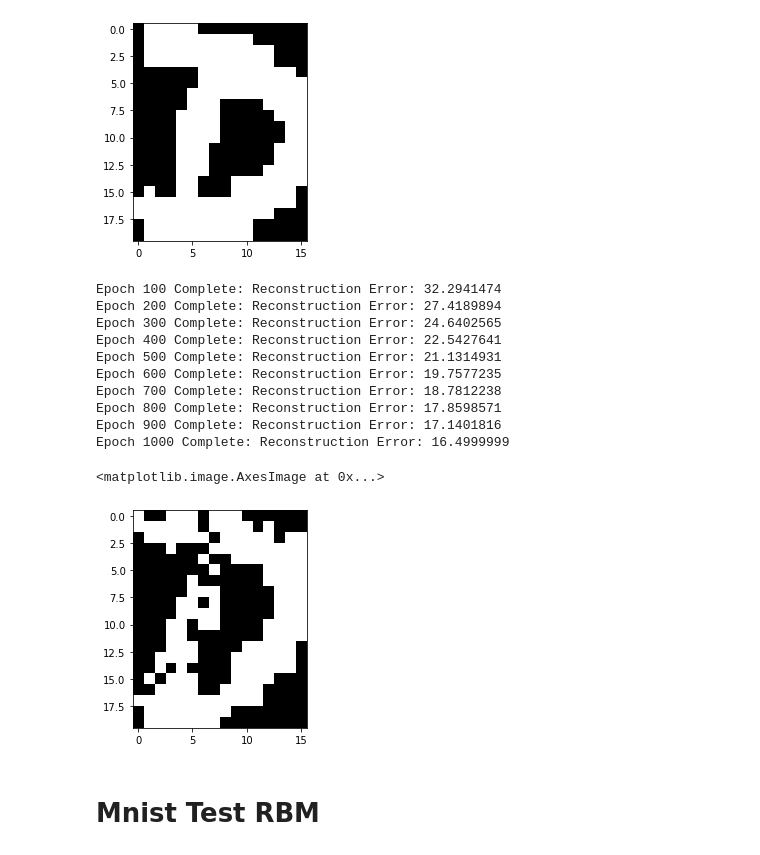
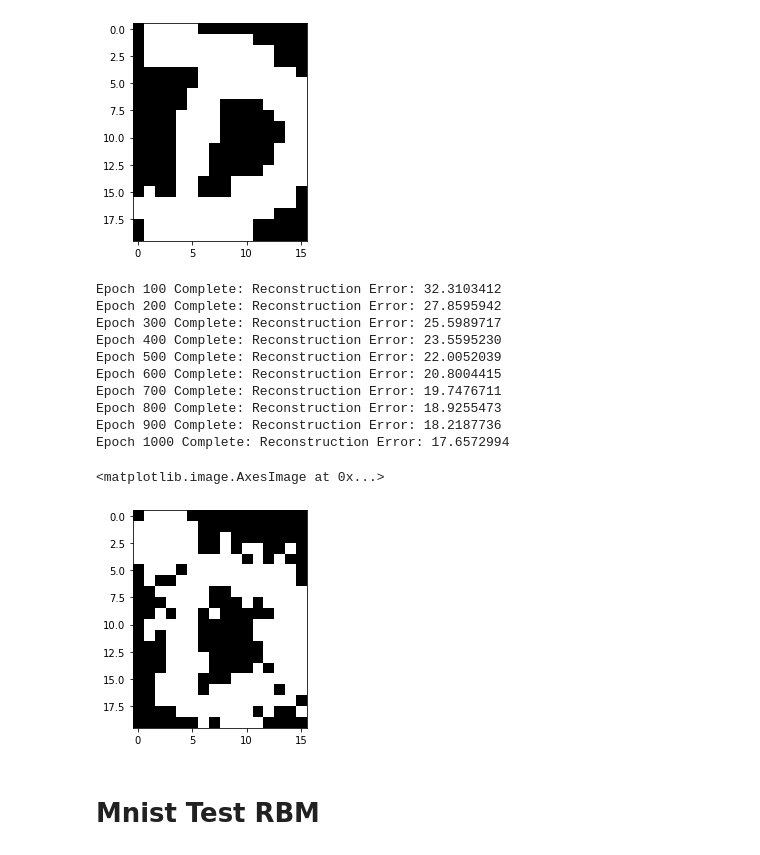
Before and after one commit to Matthieu-LORMEAU/rbm-project, a Jupyter notebook: Test RBM alpha_digits.ipynb, the cells around one changed output. Saved outputs shown, nothing was run; the diff lists cells and outputs as text; code cells hidden in the pictures.

```diff
--- a/Test RBM alpha_digits.ipynb
+++ b/Test RBM alpha_digits.ipynb
@@ -15,25 +15,25 @@ print(d_letter.shape)
 (39, 320)
 [figure]
 # %%
-rbm = RBM((20, 16), 20)
+rbm = RBM(d_letter.shape[1], 20)
 
 errors = rbm.train(d_letter, 10, num_epochs=1000, lr=0.1)
 # %% [output]
-Epoch 100 Complete: Reconstruction Error: 32.2941474
-Epoch 200 Complete: Reconstruction Error: 27.4189894
-Epoch 300 Complete: Reconstruction Error: 24.6402565
-Epoch 400 Complete: Reconstruction Error: 22.5427641
-Epoch 500 Complete: Reconstruction Error: 21.1314931
-Epoch 600 Complete: Reconstruction Error: 19.7577235
-Epoch 700 Complete: Reconstruction Error: 18.7812238
-Epoch 800 Complete: Reconstruction Error: 17.8598571
-Epoch 900 Complete: Reconstruction Error: 17.1401816
-Epoch 1000 Complete: Reconstruction Error: 16.4999999
+Epoch 100 Complete: Reconstruction Error: 32.3103412
+Epoch 200 Complete: Reconstruction Error: 27.8595942
+Epoch 300 Complete: Reconstruction Error: 25.5989717
+Epoch 400 Complete: Reconstruction Error: 23.5595230
+Epoch 500 Complete: Reconstruction Error: 22.0052039
+Epoch 600 Complete: Reconstruction Error: 20.8004415
+Epoch 700 Complete: Reconstruction Error: 19.7476711
+Epoch 800 Complete: Reconstruction Error: 18.9255473
+Epoch 900 Complete: Reconstruction Error: 18.2187736
+Epoch 1000 Complete: Reconstruction Error: 17.6572994
 # %%
-plt.imshow(rbm.generate_image(1,100)[0], cmap='gray')
+plt.imshow(rbm.generate_image(1,100, reshape=data["dat"][13][0].shape)[0], cmap='gray')
 # %% [output]
 <matplotlib.image.AxesImage at 0x...>
-[figure, old version]
+[figure, new version]
 # %% [markdown]
 # Mnist Test RBM
 # %%
```
Also changed, not shown: parts of 2 cells of this notebook, 6 other files.
